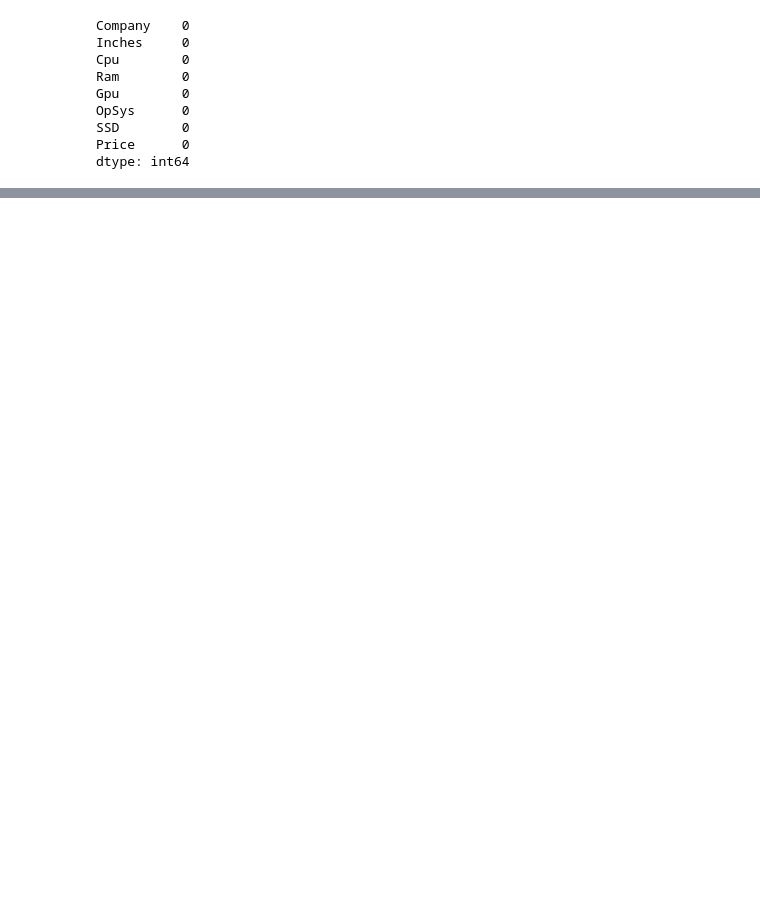
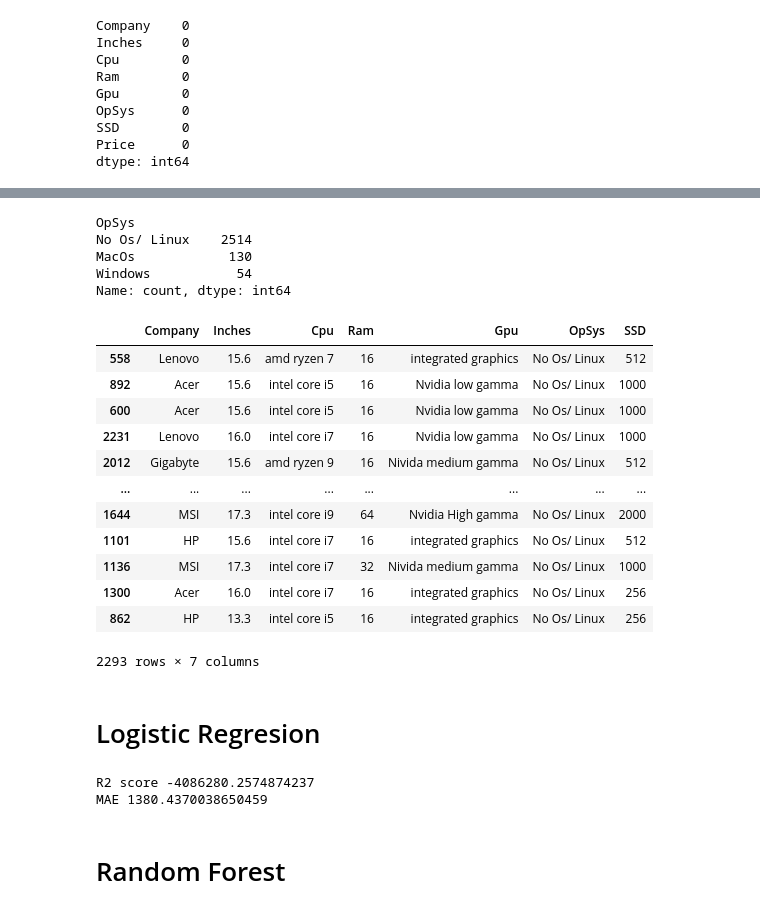
Before and after one commit to Terminator-True/Laptop-price-predictor, a Jupyter notebook: main.ipynb, the cells around one changed output, grey strips where cells are left out. Drawn from its saved outputs; the diff is of its cells as text; code cells hidden in the pictures; blank space fills up the shorter version.

Commit message:
ADD: Final Model

```diff
--- a/main.ipynb
+++ b/main.ipynb
@@ -158,0 +195,11 @@ Name: count, dtype: int64
+# %%
+def filter_ram(text):
+    try:
+        return int(text)
+    except:
+        return None
+
+data['Ram'] = data['Ram'].str.replace('gb','')
+data['Inches'] = data['Inches'].astype('float')
+data['Ram'] = data['Ram'].apply(filter_ram)
+data.info()
@@ -158,0 +222,69 @@ Name: count, dtype: int64
+# %%
+data = data.drop(data[data['Ram'].isnull()].index)
+data['Ram'] = data['Ram'].astype('int')
+data['Price'] = data['Price'].astype('int')
+data['OpSys'].value_counts()
+# %% [output]
+OpSys
+No Os/ Linux    2514
+MacOs            130
+Windows           54
+Name: count, dtype: int64
+# %%
+from sklearn.compose import ColumnTransformer
+from sklearn.preprocessing import OneHotEncoder
+from sklearn.linear_model import LogisticRegression
+from sklearn.model_selection import train_test_split
+from sklearn.pipeline import Pipeline
+from sklearn.metrics import r2_score,mean_absolute_error
+from sklearn.metrics import accuracy_score,precision_score,recall_score,f1_score,confusion_matrix,ConfusionMatrixDisplay,roc_curve, RocCurveDisplay,auc
+
+encoded_data = data
+
+X_train = encoded_data.drop(columns='Price')
+Y_train = np.log(encoded_data['Price'])
+
+X_train, X_val,y_train,Y_val = train_test_split(X_train,Y_train,test_size=0.15,random_state=42)
+
+X_train
+# %% [output]
+|  | Company | Inches | Cpu | Ram | Gpu | OpSys | SSD |
+| 558 | Lenovo | 15.6 | amd ryzen 7 | 16 | integrated graphics | No Os/ Linux | 512 |
+| 892 | Acer | 15.6 | intel core i5 | 16 | Nvidia low gamma | No Os/ Linux | 1000 |
+| 600 | Acer | 15.6 | intel core i5 | 16 | Nvidia low gamma | No Os/ Linux | 1000 |
+| 2231 | Lenovo | 16.0 | intel core i7 | 16 | Nvidia low gamma | No Os/ Linux | 1000 |
+| 2012 | Gigabyte | 15.6 | amd ryzen 9 | 16 | Nivida medium gamma | No Os/ Linux | 512 |
+| ... | ... | ... | ... | ... | ... | ... | ... |
+| 1644 | MSI | 17.3 | intel core i9 | 64 | Nvidia High gamma | No Os/ Linux | 2000 |
+| 1101 | HP | 15.6 | intel core i7 | 16 | integrated graphics | No Os/ Linux | 512 |
+| 1136 | MSI | 17.3 | intel core i7 | 32 | Nivida medium gamma | No Os/ Linux | 1000 |
+| 1300 | Acer | 16.0 | intel core i7 | 16 | integrated graphics | No Os/ Linux | 256 |
+| 862 | HP | 13.3 | intel core i5 | 16 | integrated graphics | No Os/ Linux | 256 |
+2293 rows × 7 columns
+# %% [markdown]
+<h1>Logistic Regresion</h1>
+# %%
+step1 = ColumnTransformer(transformers=[
+    ('col_tnf',OneHotEncoder(),[0,2,4,5])
+],remainder='passthrough')
+step2 = LogisticRegression(n_jobs=-1)
+
+pipe = Pipeline([
+    ('step1',step1),
+    ('step2',step2)
+])
+
+X_train = encoded_data.drop(columns='Price', axis=1)
+Y_train = encoded_data['Price']
+
+pipe.fit(X_train,Y_train)
+
+Y_pred = pipe.predict(X_val)
+
+print('R2 score',r2_score(Y_val,Y_pred))
+print('MAE',mean_absolute_error(Y_val,Y_pred))
+# %% [output]
+R2 score -4086280.2574874237
+MAE 1380.4370038650459
+# %% [markdown]
+<h1>Random Forest</h1>
```
Also changed, not shown: parts of 19 cells of this notebook, 6 other files.
